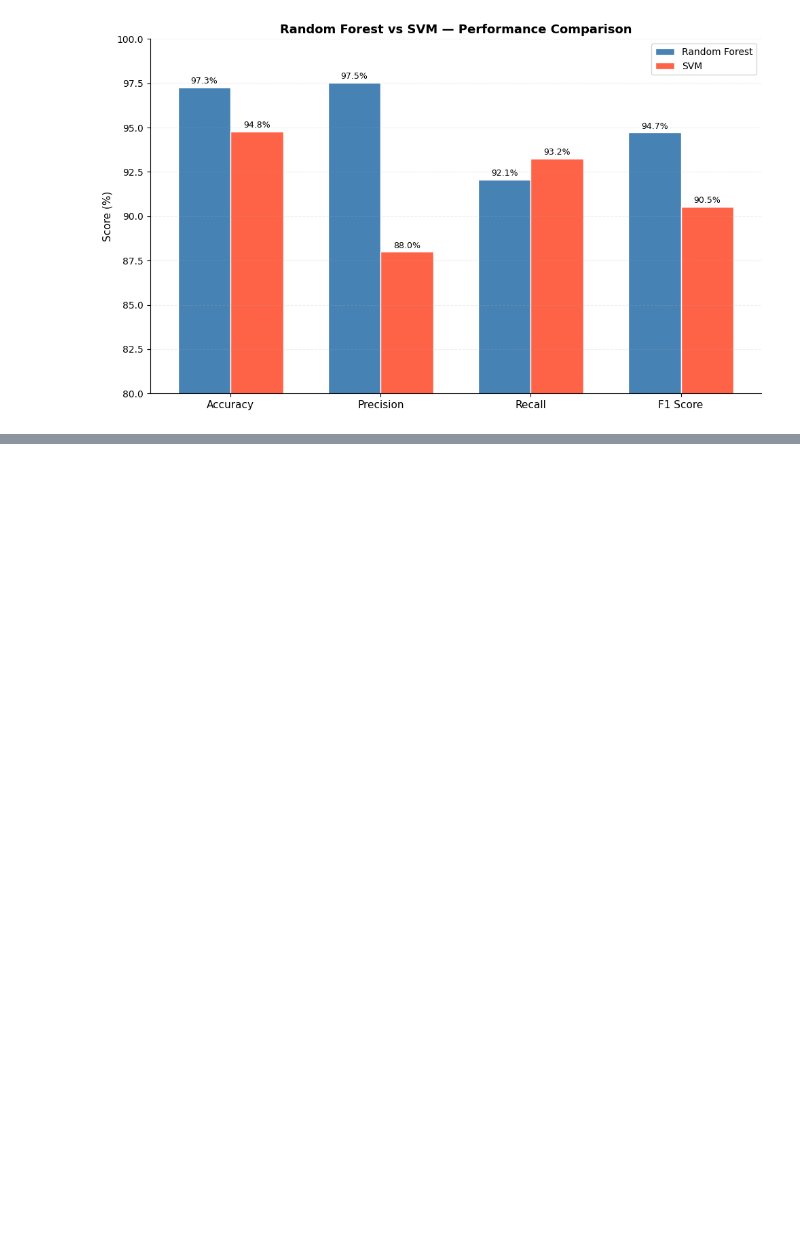
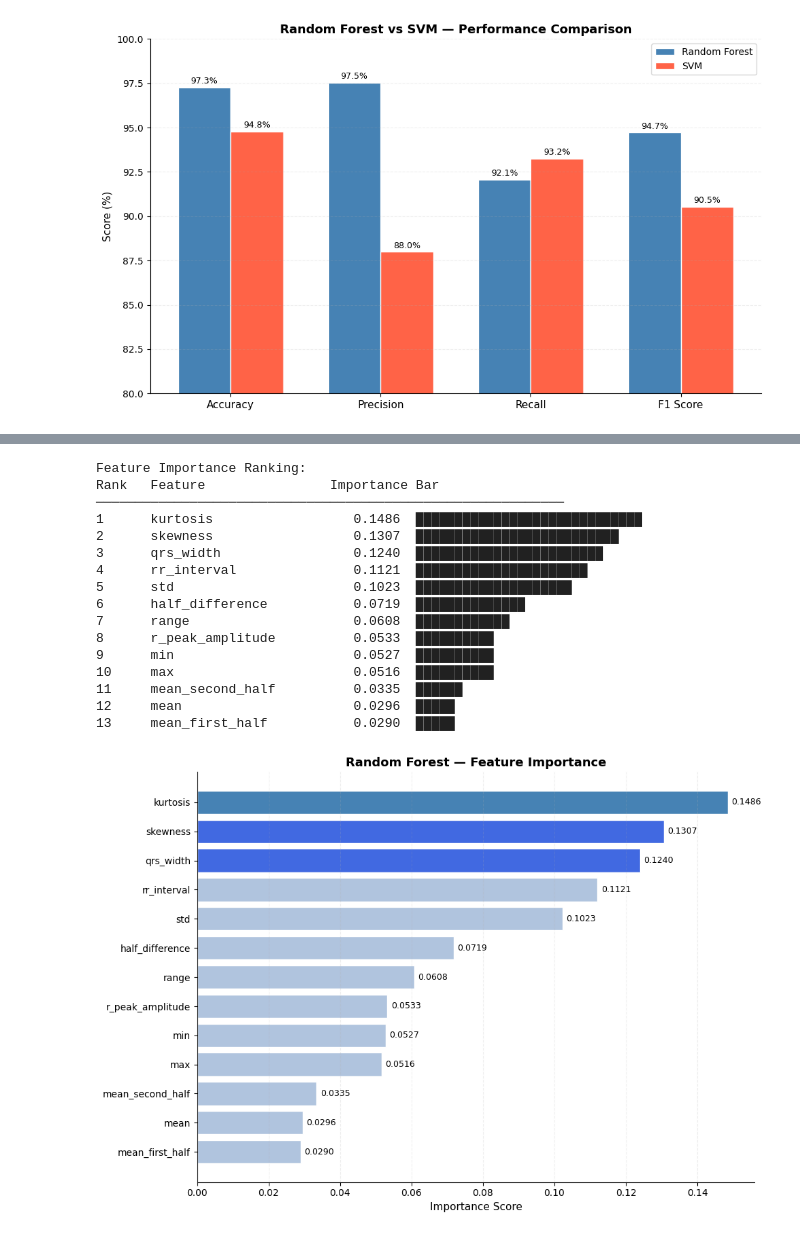
Before and after one commit to saugatpokharel/ecg-heartbeat-classification-xai, a Jupyter notebook: notebooks/04_model_training.ipynb, the cells around one changed output, grey strips where cells are left out. Saved outputs shown, nothing was run; the diff lists cells and outputs as text; code cells hidden in the pictures; blank space fills up the shorter version.

Commit message:
model saved, feature importance completed

```diff
--- a/notebooks/04_model_training.ipynb
+++ b/notebooks/04_model_training.ipynb
@@ -442,0 +450,66 @@ in the Streamlit application in Phase 6.
+# %%
+# Get feature importance scores from trained Random Forest
+feature_names = list(X.columns)
+importances = rf_model.feature_importances_
+
+# Sort features by importance (highest first)
+indices = np.argsort(importances)[::-1]
+sorted_features = [feature_names[i] for i in indices]
+sorted_importances = importances[indices]
+
+# Print importance scores
+print("Feature Importance Ranking:")
+print(f"{'Rank':<6} {'Feature':<20} {'Importance':>12} {'Bar'}")
+print("─" * 60)
+for rank, (feat, imp) in enumerate(zip(sorted_features, sorted_importances), 1):
+    bar = "█" * int(imp * 200)
+    print(f"{rank:<6} {feat:<20} {imp:>11.4f}  {bar}")
+
+# Plot feature importance
+fig, ax = plt.subplots(figsize=(10, 7))
+
+colors = ['steelblue' if i == 0 else
+          'royalblue' if i < 3 else
+          'lightsteelblue' for i in range(len(sorted_features))]
+
+bars = ax.barh(range(len(sorted_features)),
+               sorted_importances,
+               color=colors, edgecolor='white')
+
+# Add value labels
+for bar, imp in zip(bars, sorted_importances):
+    ax.text(bar.get_width() + 0.001,
+            bar.get_y() + bar.get_height()/2,
+            f'{imp:.4f}',
+            va='center', fontsize=9)
+
+ax.set_yticks(range(len(sorted_features)))
+ax.set_yticklabels(sorted_features, fontsize=10)
+ax.set_title('Random Forest — Feature Importance',
+             fontsize=13, fontweight='bold')
+ax.set_xlabel('Importance Score', fontsize=11)
+ax.invert_yaxis()
+ax.grid(True, alpha=0.2, linestyle='--', axis='x')
+ax.spines['top'].set_visible(False)
+ax.spines['right'].set_visible(False)
+
+plt.tight_layout()
+plt.show()
+# %% [output]
+Feature Importance Ranking:
+Rank   Feature                Importance Bar
+────────────────────────────────────────────────────────────
+1      kurtosis                  0.1486  █████████████████████████████
+2      skewness                  0.1307  ██████████████████████████
+3      qrs_width                 0.1240  ████████████████████████
+4      rr_interval               0.1121  ██████████████████████
+5      std                       0.1023  ████████████████████
+6      half_difference           0.0719  ██████████████
+7      range                     0.0608  ████████████
+8      r_peak_amplitude          0.0533  ██████████
+9      min                       0.0527  ██████████
+10     max                       0.0516  ██████████
+11     mean_second_half          0.0335  ██████
+12     mean                      0.0296  █████
+13     mean_first_half           0.0290  █████
+[figure, added]
```
Also changed, not shown: parts of 5 cells of this notebook, 1 other file.
